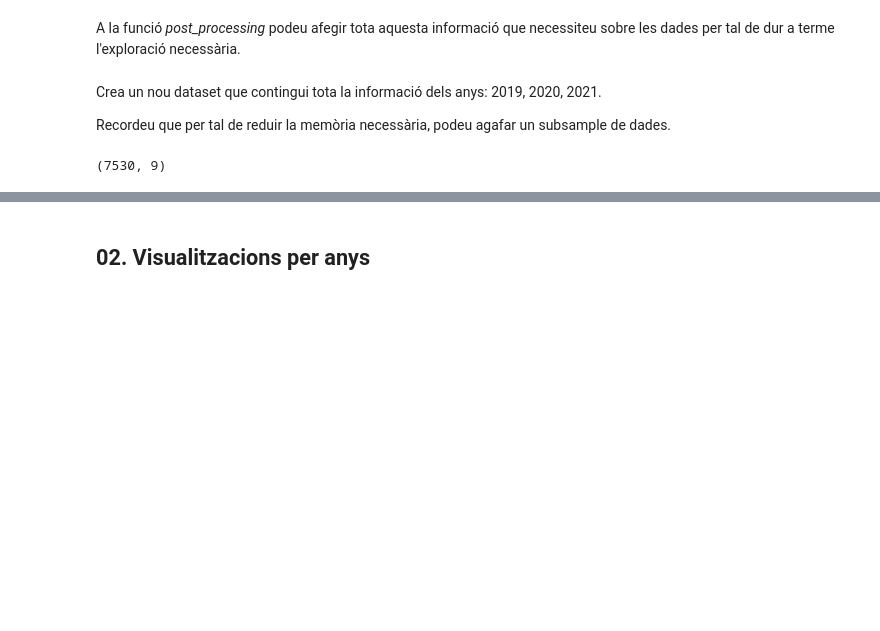
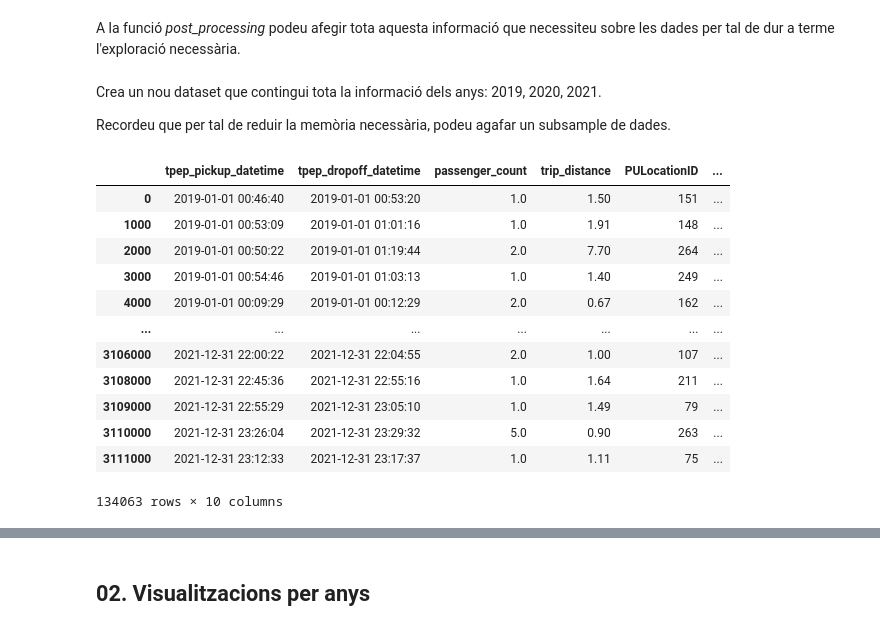
Before and after one commit to junjielyu13/Junior-Fall-Missions, a Jupyter notebook: TallerNousUsos/Practica/TNUI_P1/AssignmentCode-junjie.ipynb, the cells around one changed output, grey strips where cells are left out. Cells and saved outputs as stored; diff of their text form; code cells hidden in the pictures; blank space fills up the shorter version.

```diff
--- a/TallerNousUsos/Practica/TNUI_P1/AssignmentCode-junjie.ipynb
+++ b/TallerNousUsos/Practica/TNUI_P1/AssignmentCode-junjie.ipynb
@@ -185,7 +188,19 @@ Recordeu que per tal de reduir la memòria necessària, podeu agafar un subsampl
 df = pd.concat([clean_data(load_table(year, month), year, month,1000) for year in tqdm(YEARS) for month in tqdm(range(1, 13), leave = False)])
 # %%
 df = post_processing(df)
-df.shape
+df
 # %% [output]
+|  | tpep_pickup_datetime | tpep_dropoff_datetime | passenger_count | trip_distance | PULocationID | ... |
+| 0 | 2019-01-01 00:46:40 | 2019-01-01 00:53:20 | 1.0 | 1.50 | 151 | ... |
+| 1000 | 2019-01-01 00:53:09 | 2019-01-01 01:01:16 | 1.0 | 1.91 | 148 | ... |
+| 2000 | 2019-01-01 00:50:22 | 2019-01-01 01:19:44 | 2.0 | 7.70 | 264 | ... |
+| 3000 | 2019-01-01 00:54:46 | 2019-01-01 01:03:13 | 1.0 | 1.40 | 249 | ... |
+| 4000 | 2019-01-01 00:09:29 | 2019-01-01 00:12:29 | 2.0 | 0.67 | 162 | ... |
+| ... | ... | ... | ... | ... | ... | ... |
+| 3106000 | 2021-12-31 22:00:22 | 2021-12-31 22:04:55 | 2.0 | 1.00 | 107 | ... |
+| 3108000 | 2021-12-31 22:45:36 | 2021-12-31 22:55:16 | 1.0 | 1.64 | 211 | ... |
+| 3109000 | 2021-12-31 22:55:29 | 2021-12-31 23:05:10 | 1.0 | 1.49 | 79 | ... |
+| 3110000 | 2021-12-31 23:26:04 | 2021-12-31 23:29:32 | 5.0 | 0.90 | 263 | ... |
+| 3111000 | 2021-12-31 23:12:33 | 2021-12-31 23:17:37 | 1.0 | 1.11 | 75 | ... |
-(7530, 9)
+134063 rows × 10 columns
 # %%
```
Also changed, not shown: parts of 18 cells of this notebook.
